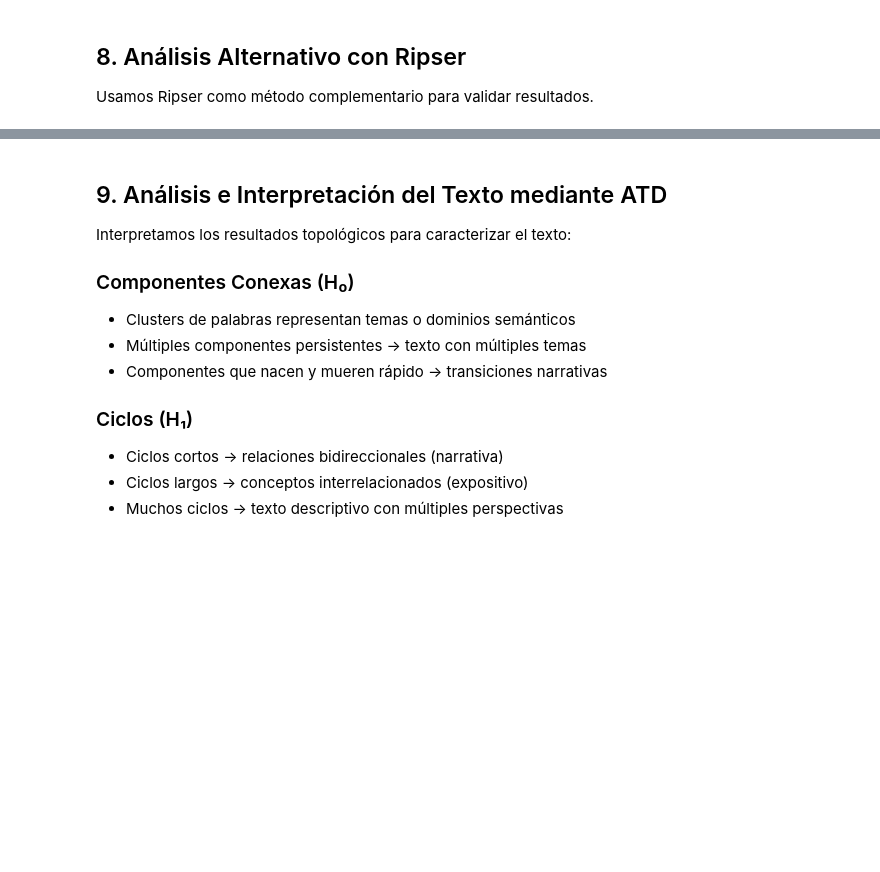
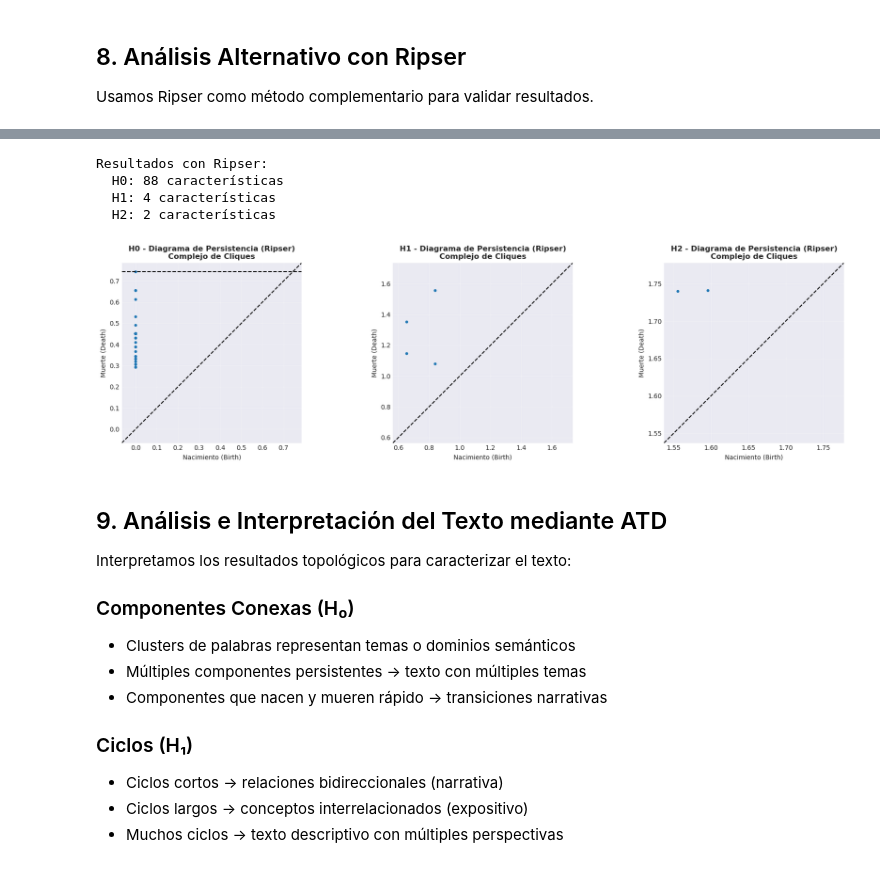
Before and after one commit to cero1979/Repositorio, a Jupyter notebook: ATD_Analisis_Texto.ipynb, the cells around one changed output, grey strips where cells are left out. Saved outputs shown, nothing was run; the diff lists cells and outputs as text; code cells hidden in the pictures; blank space fills up the shorter version.

```diff
--- a/ATD_Analisis_Texto.ipynb
+++ b/ATD_Analisis_Texto.ipynb
@@ -985,3 +970,82 @@ ValueError: zero-size array to reduction operation minimum which has no identity
+# %%
+# Calcular persistencia con Ripser usando enfoque de grafo
+# Crear matriz de distancias basada en caminos más cortos en el grafo
+def crear_matriz_distancias_grafo(G, nodo_a_indice):
+    """Crea matriz de distancias basada en caminos más cortos ponderados por PMI"""
+    n = len(nodo_a_indice)
+    matriz = np.full((n, n), np.inf)
+    np.fill_diagonal(matriz, 0)
+
+    # Usar distancias de caminos más cortos
+    try:
+        # Convertir pesos PMI a distancias (1/PMI)
+        G_dist = G.copy()
+        for u, v, data in G_dist.edges(data=True):
+            G_dist[u][v]['weight'] = 1.0 / (data['weight'] + 0.001)  # Evitar división por 0
+
+        # Calcular caminos más cortos
+        paths = dict(nx.all_pairs_dijkstra_path_length(G_dist))
+
+        for u in G.nodes():
+            for v in G.nodes():
+                if u in paths and v in paths[u]:
+                    i, j = nodo_a_indice[u], nodo_a_indice[v]
+                    matriz[i, j] = paths[u][v]
+    except:
+        # Si falla, usar distancia simple (conectado=1, no conectado=inf)
+        for u, v in G.edges():
+            i, j = nodo_a_indice[u], nodo_a_indice[v]
+            matriz[i, j] = 1.0
+            matriz[j, i] = 1.0
+
+    return matriz
+
+matriz_ripser = crear_matriz_distancias_grafo(G, nodo_a_indice)
+# Reemplazar infinitos con valor grande
+max_dist = matriz_ripser[matriz_ripser < np.inf].max() if np.any(matriz_ripser < np.inf) else 1.0
+matriz_ripser[np.isinf(matriz_ripser)] = max_dist * 2
+
+
+diagrams_ripser = ripser(matriz_ripser, maxdim=2, distance_matrix=True)['dgms']
+
+print("Resultados con Ripser:")
+for dim, dgm in enumerate(diagrams_ripser):
+    print(f"  H{dim}: {len(dgm)} características")
+
+# Visualización con persim
+fig, axes = plt.subplots(1, len(diagrams_ripser), figsize=(6*len(diagrams_ripser), 5))
+
+if len(diagrams_ripser) == 1:
+    axes = [axes]
+
+for dim, (ax, dgm) in enumerate(zip(axes, diagrams_ripser)):
+    # Verificar si el diagrama tiene puntos
+    if len(dgm) > 0 and dgm.shape[0] > 0:
+        persim.plot_diagrams(dgm, ax=ax, legend=False)
+    else:
+        # Diagrama vacío - crear plot manual
+        ax.set_xlim(0, 1)
+        ax.set_ylim(0, 1)
+        ax.plot([0, 1], [0, 1], 'k--', alpha=0.3, linewidth=2)
+        ax.scatter([], [], alpha=0.6, s=50)
+        ax.text(0.5, 0.5, 'Sin características\ndetectadas',
+                ha='center', va='center', transform=ax.transAxes,
+                fontsize=12, bbox=dict(boxstyle='round', facecolor='wheat', alpha=0.7))
+
+    ax.set_xlabel('Nacimiento (Birth)', fontsize=10)
+    ax.set_ylabel('Muerte (Death)', fontsize=10)
+    ax.set_title(f'H{dim} - Diagrama de Persistencia (Ripser)\nComplejo de Cliques',
+                 fontsize=12, fontweight='bold')
+    ax.grid(True, alpha=0.3)
+
+plt.tight_layout()
+plt.show()
+# %% [output]
+Resultados con Ripser:
+  H0: 88 características
+  H1: 4 características
+  H2: 2 características
+[figure, added]
 # %% [markdown]
 ## 9. Análisis e Interpretación del Texto mediante ATD
 
```
Also changed, not shown: parts of 18 cells of this notebook.
